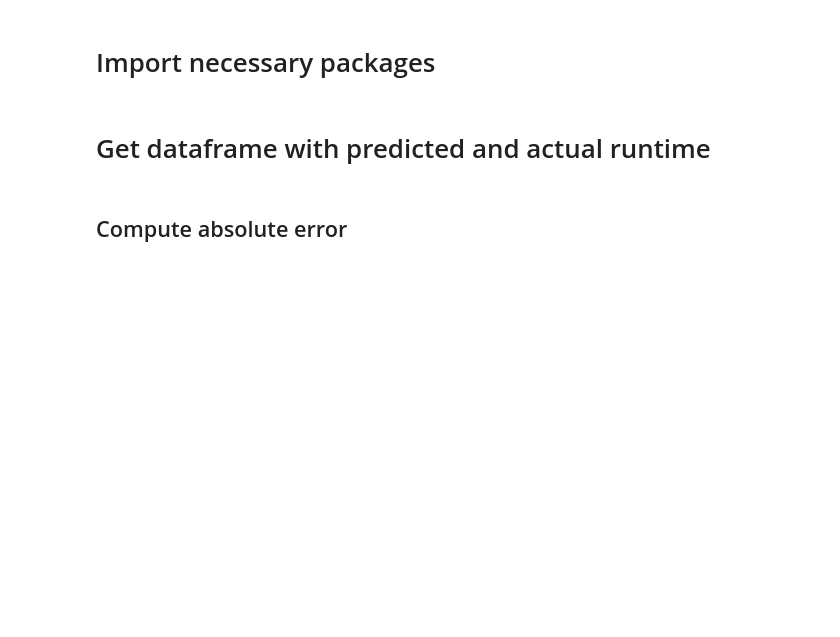
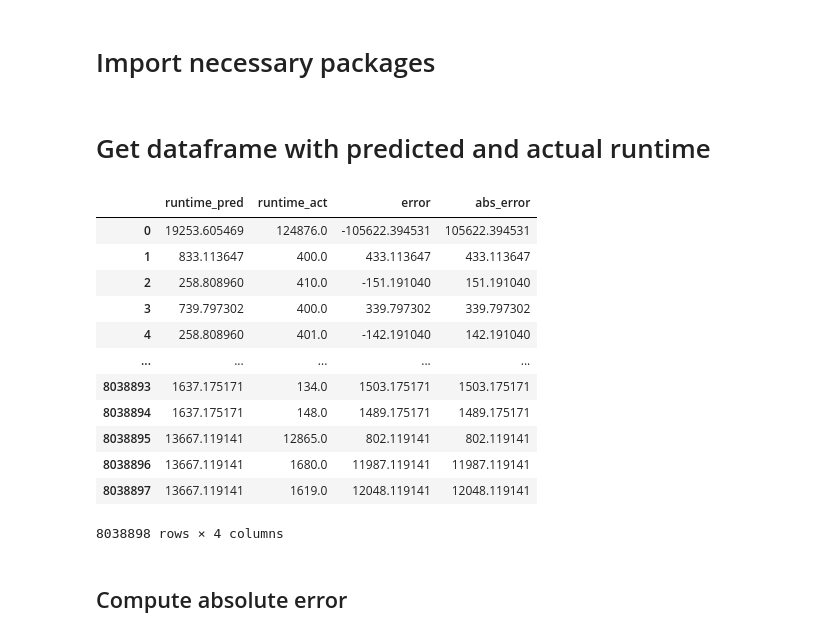
Before and after one commit to NREL/eagle-jobs, a Jupyter notebook: notebooks/Final_Model_Analysis.ipynb, the cells around one changed output. Cells and saved outputs as stored; diff of their text form; code cells hidden in the pictures; blank space fills up the shorter version.

```diff
--- a/notebooks/Final_Model_Analysis.ipynb
+++ b/notebooks/Final_Model_Analysis.ipynb
@@ -16,7 +16,23 @@ from cycler import cycler
 # %% [markdown]
 # Get dataframe with predicted and actual runtime
 # %%
-pred_vs_act_df = pd.read_pickle('../data/pred_vs_act_df_20230303_0534.pkl')
+pred_vs_act_df = pd.read_parquet('../data/pred_vs_act.parquet')
+# %%
+pred_vs_act_df
+# %% [output]
+|  | runtime_pred | runtime_act | error | abs_error |
+| 0 | 19253.605469 | 124876.0 | -105622.394531 | 105622.394531 |
+| 1 | 833.113647 | 400.0 | 433.113647 | 433.113647 |
+| 2 | 258.808960 | 410.0 | -151.191040 | 151.191040 |
+| 3 | 739.797302 | 400.0 | 339.797302 | 339.797302 |
+| 4 | 258.808960 | 401.0 | -142.191040 | 142.191040 |
+| ... | ... | ... | ... | ... |
+| 8038893 | 1637.175171 | 134.0 | 1503.175171 | 1503.175171 |
+| 8038894 | 1637.175171 | 148.0 | 1489.175171 | 1489.175171 |
+| 8038895 | 13667.119141 | 12865.0 | 802.119141 | 802.119141 |
+| 8038896 | 13667.119141 | 1680.0 | 11987.119141 | 11987.119141 |
+| 8038897 | 13667.119141 | 1619.0 | 12048.119141 | 12048.119141 |
+8038898 rows × 4 columns
 # %% [markdown]
 ## Compute absolute error
 # %%
```
Also changed, not shown: 3 other files.
